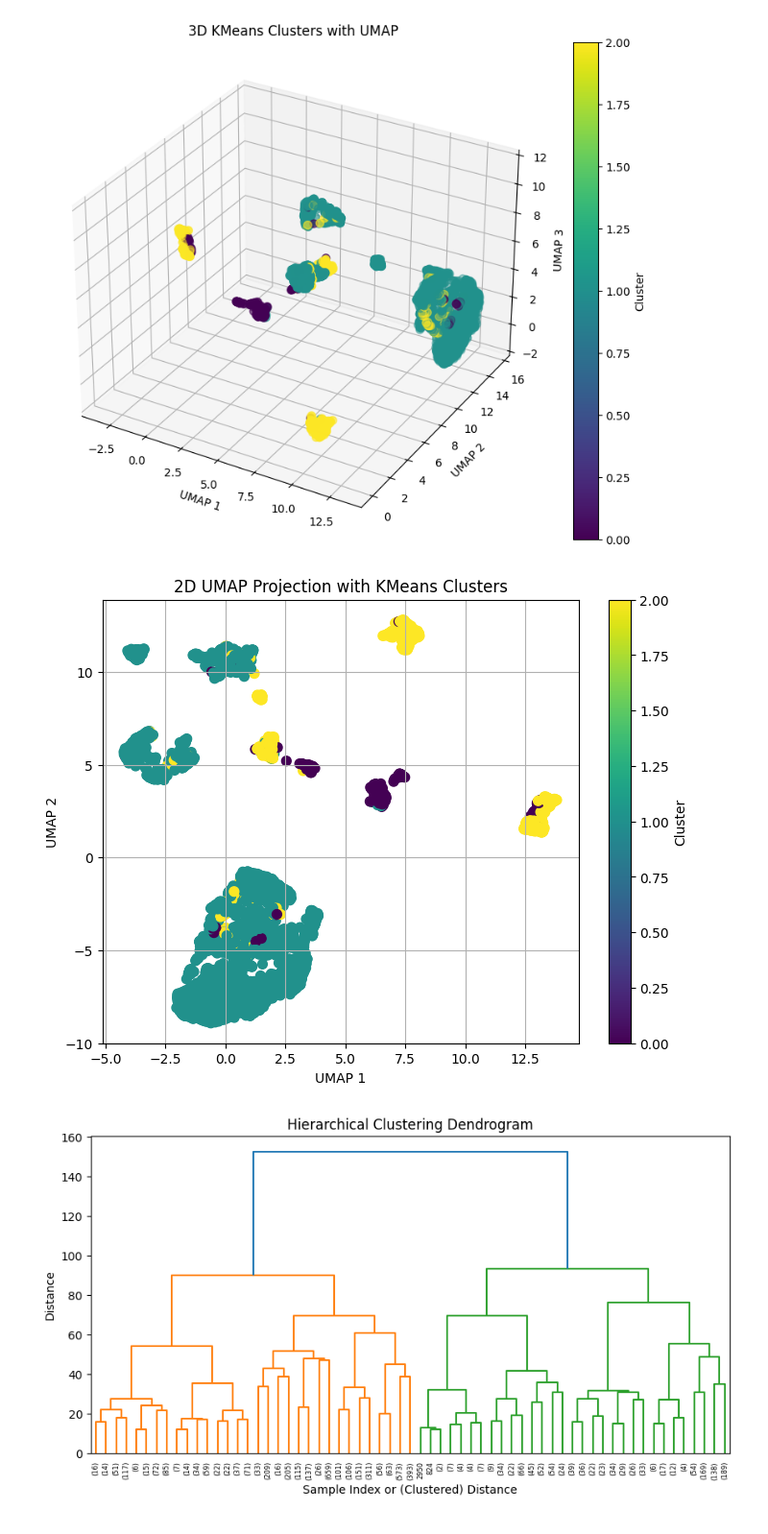
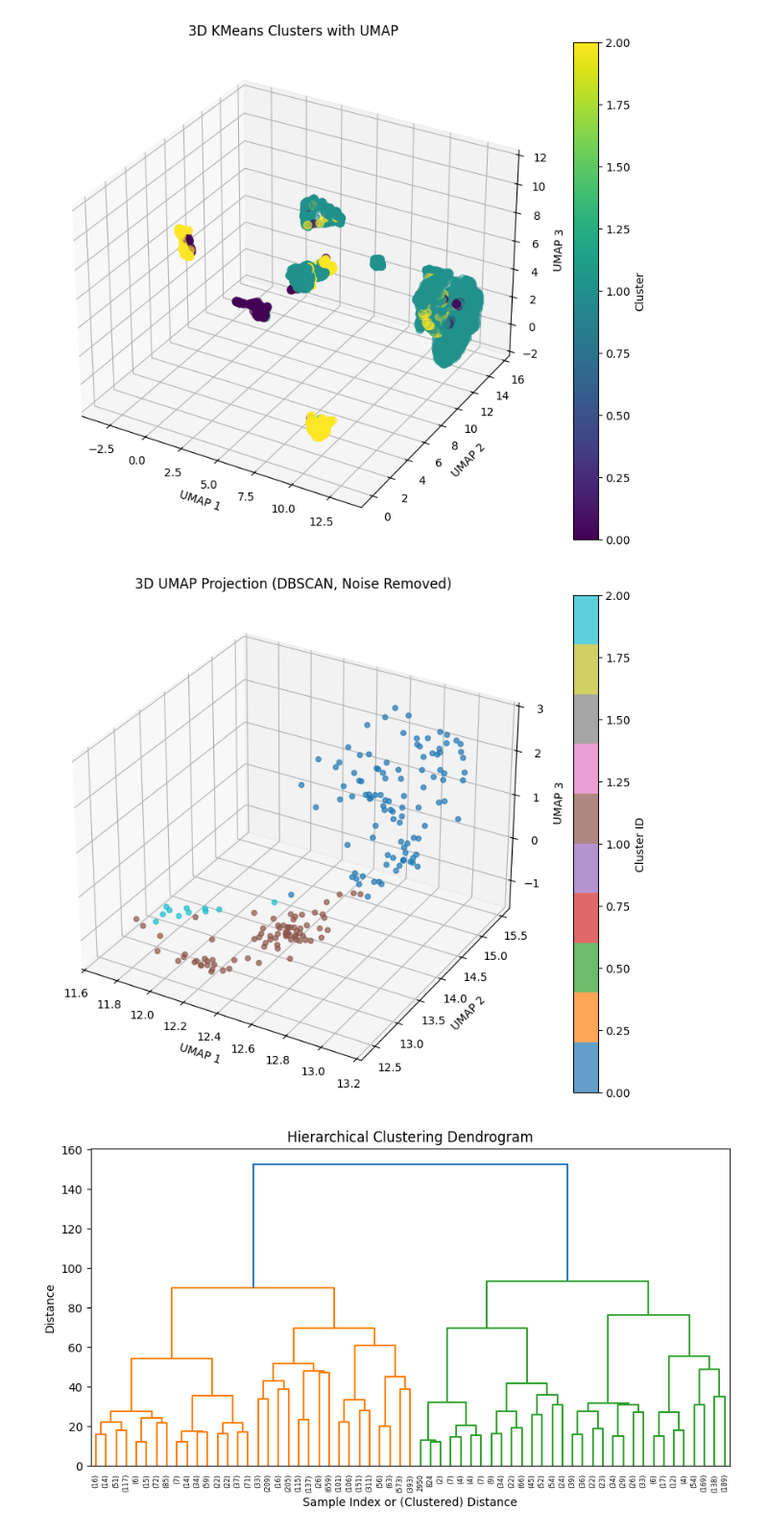
Before and after one commit to samroska/milestone-2-siads-696, a Jupyter notebook: Clustering - All Features.ipynb, the cells around one changed output. Shown at 96% size. Drawn from its saved outputs; the diff is of its cells as text; code cells hidden in the pictures.

```diff
--- a/Clustering - All Features.ipynb
+++ b/Clustering - All Features.ipynb
@@ -150,27 +154,31 @@ plt.show()
 # %% [output]
 [figure]
 # %%
-kmeans_df4 = df.copy()
-kmeans4 = KMeans(n_clusters=3, random_state=42)
-kmeans_df4['cluster'] = kmeans4.fit_predict(kmeans_df4)
 
-# Step 3: Apply UMAP (2D)
-reducer = umap.UMAP(n_components=2, random_state=42)
-embedding = reducer.fit_transform(kmeans_df4.drop('cluster', axis=1))
-kmeans_df4['umap1'] = embedding[:, 0]
-kmeans_df4['umap2'] = embedding[:, 1]
+dbscan_df3 = df.copy()
+dbscan3 = DBSCAN(eps=7, min_samples=10)
+labels_df3 = dbscan3.fit_predict(dbscan_df3)
 
-# Step 4: Plot the 2D UMAP projection
-plt.figure(figsize=(8, 6))
-scatter = plt.scatter(kmeans_df4['umap1'], kmeans_df4['umap2'], c=kmeans_df4['cluster'], cmap='viridis', s=50)
-plt.xlabel("UMAP 1")
-plt.ylabel("UMAP 2")
-plt.title("2D UMAP Projection with KMeans Clusters")
-plt.colorbar(scatter, label="Cluster")
-plt.grid(True)
+umap_model = umap.UMAP(n_components=3, random_state=42)
+X_umap = umap_model.fit_transform(dbscan_df3)
+
+mask = labels != -1
+X_umap_filtered3 = X_umap[mask]
+labels_filtered3 = labels_df3[mask]
+
+fig = plt.figure(figsize=(10, 8))
+ax = fig.add_subplot(111, projection='3d')
+scatter = ax.scatter(X_umap_filtered3[:, 0], X_umap_filtered3[:, 1], X_umap_filtered3[:, 2],
+                     c=labels_filtered3, cmap="tab10", alpha=0.7)
+
+ax.set_xlabel("UMAP 1")
+ax.set_ylabel("UMAP 2")
+ax.set_zlabel("UMAP 3")
+ax.set_title("3D UMAP Projection (DBSCAN, Noise Removed)")
+fig.colorbar(scatter, label="Cluster ID")
 plt.show()
 # %% [output]
-[figure, old version]
+[figure, new version]
 # %%
 num_columns = ["HHSIZE","AGE"] + ["CH13","CH14","CH16","CH21","CH22","CH24","CH38","CH43","CH45"]
 cat_columns = [col for col in df.columns if col not in num_columns]
```
Also changed, not shown: parts of 7 cells of this notebook.
